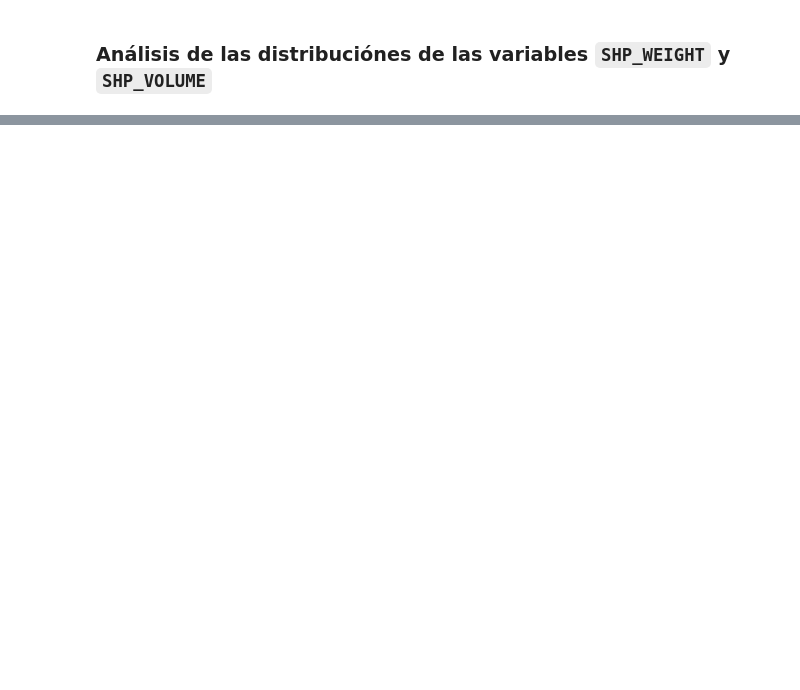
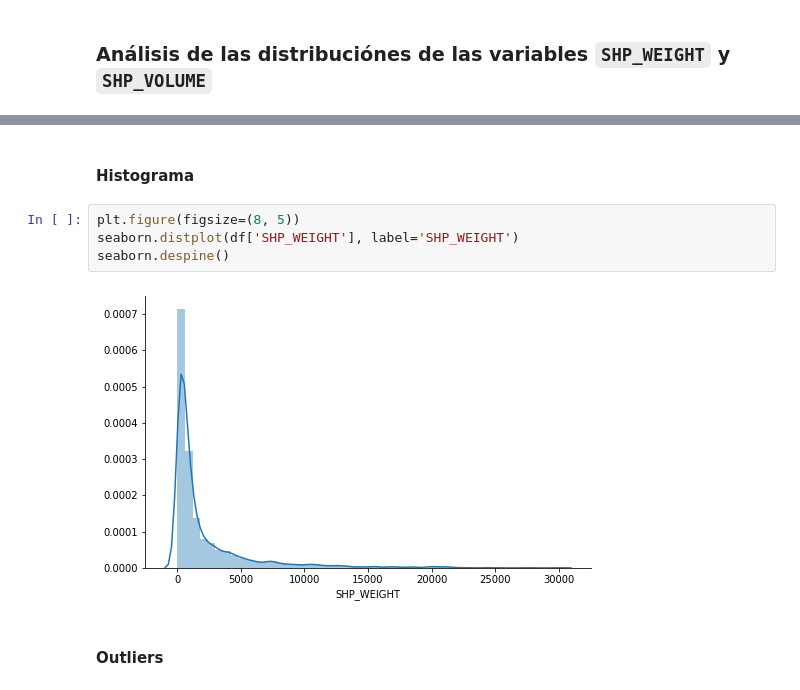
Before and after one commit to fyghero/mentoria_diplodatos2019, a Jupyter notebook: tp2/AnalisisCuracion.ipynb, the cells around one changed output, grey strips where cells are left out. Cells and saved outputs as stored; diff of their text form; blank space fills up the shorter version.

```diff
--- a/tp2/AnalisisCuracion.ipynb
+++ b/tp2/AnalisisCuracion.ipynb
@@ -528,0 +565,10 @@ df.sample(3)
+# %% [markdown]
+#### Histograma
+# %%
+plt.figure(figsize=(8, 5))
+seaborn.distplot(df['SHP_WEIGHT'], label='SHP_WEIGHT')
+seaborn.despine()
+# %% [output]
+[figure, added]
+# %% [markdown]
+#### Outliers
```
Also changed, not shown: parts of 49 cells of this notebook.
